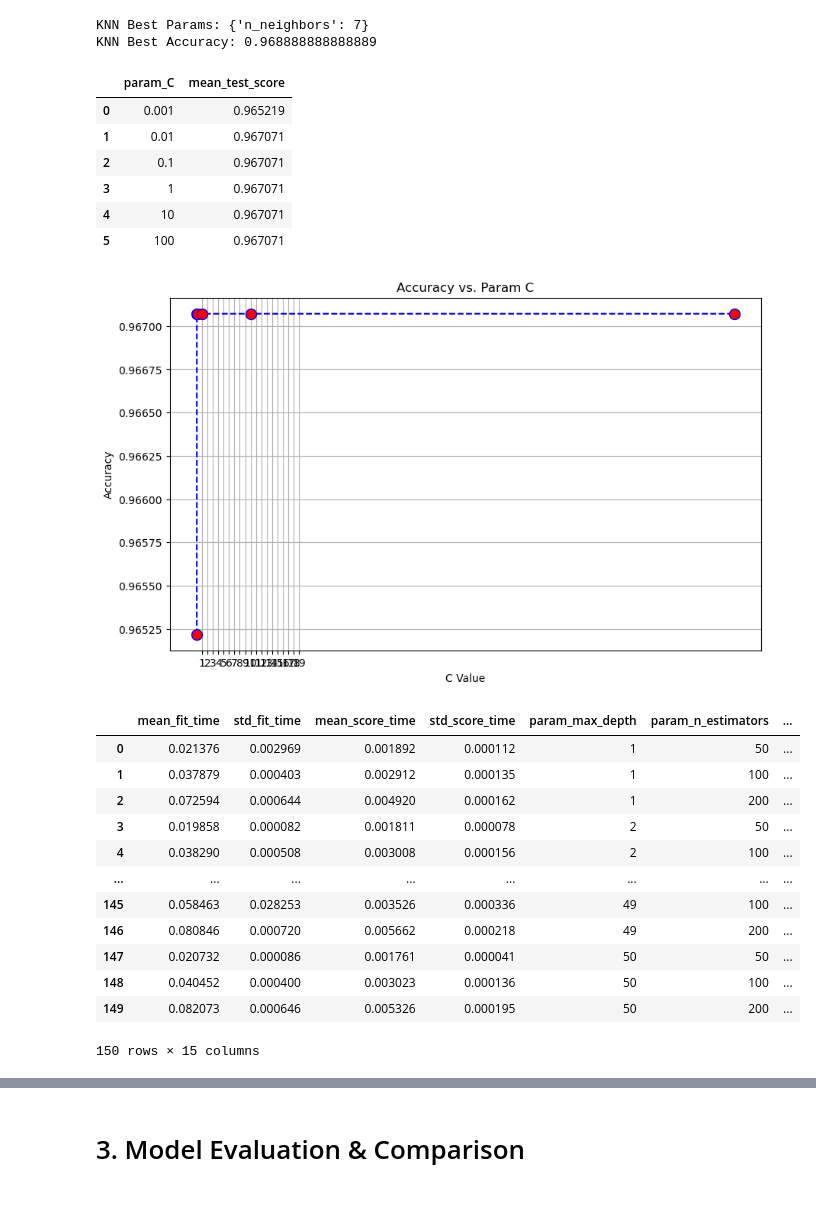
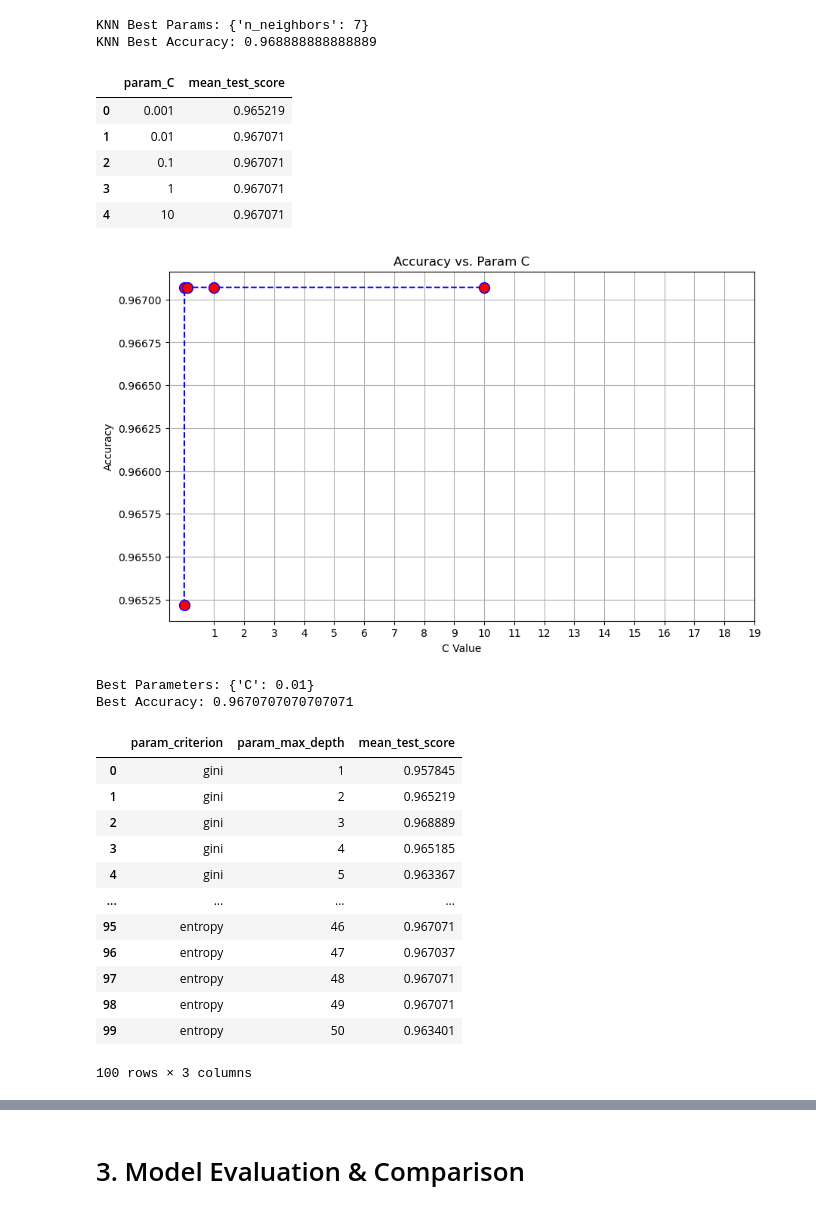
Before and after one commit to sarvesh-selvam/Breast-Cancer-Prediction, a Jupyter notebook: Breast Cancer Prediction (Code).ipynb, the cells around one changed output, grey strips where cells are left out. Cells and saved outputs as stored; diff of their text form; code cells hidden in the pictures.

```diff
--- a/Breast Cancer Prediction (Code).ipynb
+++ b/Breast Cancer Prediction (Code).ipynb
@@ -54,3 +57,8 @@ df.head()
 # Dropping 'Sample Code Number' due to irrelvance in prediction of Breast Cancer
 
 data = df.drop(['Sample code number'], axis=1)
+# %%
+# Reassigning Values for Target Class
+
+data['Class'] = data['Class'].replace({2: 0, 4: 1})
+data.head()
@@ -336,7 +376,7 @@ KNN Best Accuracy: 0.968888888888889
 # %%
 # Logistic Regression Hyperparameter Tuning
 
-lr_param_grid = {'C': [0.001, 0.01, 0.1, 1, 10, 100]}
+lr_param_grid = {'C': [0.001, 0.01, 0.1, 1, 10]}
 
 
 lr_grid_search = GridSearchCV(LogisticRegression(max_iter=10000), lr_param_grid, cv=10, scoring='accuracy')
@@ -353,7 +393,6 @@ lr_results[['param_C', 'mean_test_score']]
 | 2 | 0.1 | 0.967071 |
 | 3 | 1 | 0.967071 |
 | 4 | 10 | 0.967071 |
-| 5 | 100 | 0.967071 |
 # %%
 # Plotting
 
@@ -367,34 +406,39 @@ plt.xticks(range(1, 20))
 plt.grid(True)
 plt.show()
 # %% [output]
-[figure, old version]
+[figure, new version]
+# %%
+# Best hyperparameters and corresponding accuracy for each classifier
+print("Best Parameters:", lr_grid_search.best_params_)
+print("Best Accuracy:", lr_grid_search.best_score_)
+# %% [output]
+Best Parameters: {'C': 0.01}
+Best Accuracy: 0.9670707070707071
 # %%
 # Random Forests Hyperparameter Tuning
 
-rf_param_grid = {'n_estimators': [50, 100, 200], 'max_depth': list(range(1, 51))}
+rf_param_grid = {'criterion': ['gini', 'entropy'], 'max_depth': list(range(1, 51))}
 
-rf_grid_search = GridSearchCV(RandomForestClassifier(), rf_param_grid, cv=5, scoring='accuracy')
+rf_grid_search = GridSearchCV(RandomForestClassifier(), rf_param_grid, cv=10, scoring='accuracy')
 
 
 rf_grid_search.fit(X_train, y_train)
 
 
 rf_results = pd.DataFrame(rf_grid_search.cv_results_)
-rf_results
-
-# [['param_C', 'mean_test_score']]
+rf_results [['param_criterion', 'param_max_depth', 'mean_test_score']]
 # %% [output]
-|  | mean_fit_time | std_fit_time | mean_score_time | std_score_time | param_max_depth | param_n_estimators | ... |
-| 0 | 0.021376 | 0.002969 | 0.001892 | 0.000112 | 1 | 50 | ... |
-| 1 | 0.037879 | 0.000403 | 0.002912 | 0.000135 | 1 | 100 | ... |
-| 2 | 0.072594 | 0.000644 | 0.004920 | 0.000162 | 1 | 200 | ... |
-| 3 | 0.019858 | 0.000082 | 0.001811 | 0.000078 | 2 | 50 | ... |
-| 4 | 0.038290 | 0.000508 | 0.003008 | 0.000156 | 2 | 100 | ... |
-| ... | ... | ... | ... | ... | ... | ... | ... |
-| 145 | 0.058463 | 0.028253 | 0.003526 | 0.000336 | 49 | 100 | ... |
-| 146 | 0.080846 | 0.000720 | 0.005662 | 0.000218 | 49 | 200 | ... |
-| 147 | 0.020732 | 0.000086 | 0.001761 | 0.000041 | 50 | 50 | ... |
-| 148 | 0.040452 | 0.000400 | 0.003023 | 0.000136 | 50 | 100 | ... |
-| 149 | 0.082073 | 0.000646 | 0.005326 | 0.000195 | 50 | 200 | ... |
+|  | param_criterion | param_max_depth | mean_test_score |
+| 0 | gini | 1 | 0.957845 |
+| 1 | gini | 2 | 0.965219 |
+| 2 | gini | 3 | 0.968889 |
+| 3 | gini | 4 | 0.965185 |
+| 4 | gini | 5 | 0.963367 |
+| ... | ... | ... | ... |
+| 95 | entropy | 46 | 0.967071 |
+| 96 | entropy | 47 | 0.967037 |
+| 97 | entropy | 48 | 0.967071 |
+| 98 | entropy | 49 | 0.967071 |
+| 99 | entropy | 50 | 0.963401 |
-150 rows × 15 columns
+100 rows × 3 columns
 # %%
```
Also changed, not shown: parts of 11 cells of this notebook.
